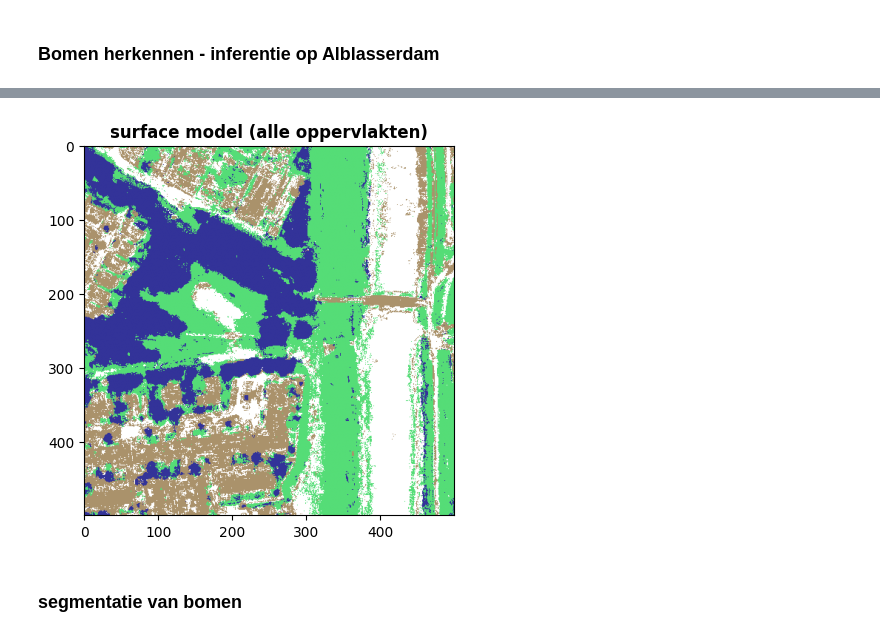
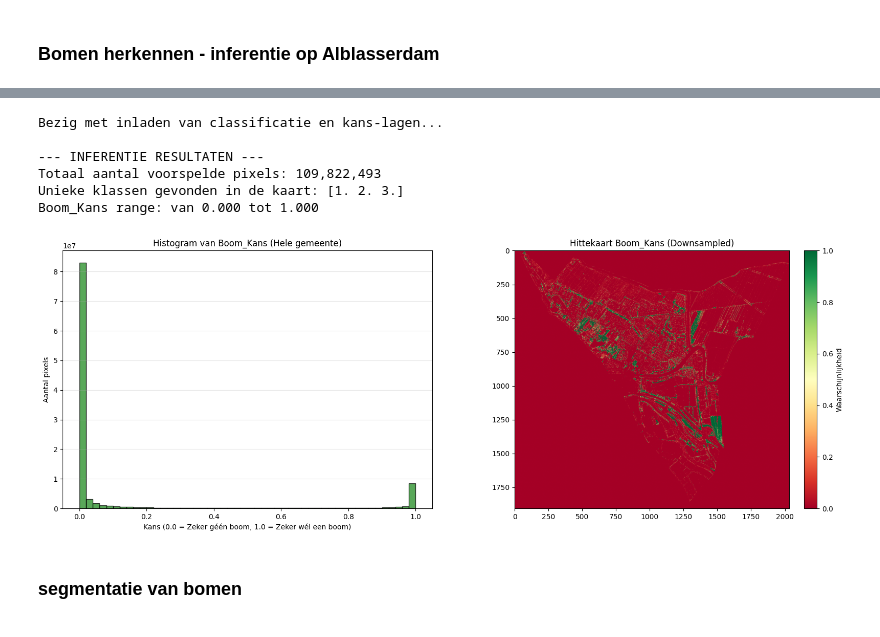
Before and after one commit to TwandeK/natural_capital_account, a Jupyter notebook: notebooks/bomen.ipynb, the cells around one changed output, grey strips where cells are left out. Saved outputs shown, nothing was run; the diff lists cells and outputs as text; code cells hidden in the pictures.

Commit message:
segmentatie 25cm pixel bomen

```diff
--- a/notebooks/bomen.ipynb
+++ b/notebooks/bomen.ipynb
@@ -590,7 +756,7 @@ merge_raster_to_mosaic(input_folder=tif_input_mosaic_DSM05,
 # %%
 #TEST of de DTM en DSM kaarten (merged/mosaic) goed worden ingeladen
-tif_output_mosaic_DSM05 = proces_data_dir / "DSM05_tiles.tif"
-tif_output_mosaic_DTM05 = proces_data_dir / "DTM05_tiles.tif"
+tif_output_mosaic_DSM05 = proces_data_dir / "DTM05_alblasser_regio50cm.tif"
+tif_output_mosaic_DTM05 = proces_data_dir / "DSM05_alblasser_regio50cm.tif"
 
 with rio.open(tif_output_mosaic_DSM05) as src:
     my_window = Window(col_off=6600, row_off=6180, width=80, height=80)
@@ -613,7 +779,7 @@ Shape van subset: (80, 80)
 # %%
 #Berekenen van normalized DSM - EENMALIG UITVOEREN
-# tif_output_mosaic_DSM05 = proces_data_dir / "DSM05_tiles.tif"
-# tif_output_mosaic_DTM05 = proces_data_dir / "DTM05_tiles.tif"
+tif_output_mosaic_DSM05 = proces_data_dir / "DSM05_alblasser_regio50cm.tif"
+tif_output_mosaic_DTM05 = proces_data_dir / "DTM05_alblasser_regio50cm.tif"
 
 # 1. Lees DSM (Het Oppervlak / Ruw)
 with rio.open(tif_output_mosaic_DSM05) as src_dsm:
@@ -634,7 +800,7 @@ out_meta.update({
     "nodata": -9999.0         # NoData waarde
 })
 
-tif_output_mosaic_ndsm = proces_data_dir / "nDSM_full.tif"
+tif_output_mosaic_ndsm = proces_data_dir / "nDSM_alblasser_regio50cm.tif"
 
 # 5. Schrijf het bestand weg
 with rio.open(tif_output_mosaic_ndsm, "w", **out_meta) as dst:
@@ -726,19 +863,19 @@ def gaussian_blur_filter(ndm_input_path, gaussian_output_path, sigma=2, buffer=5
 ### NDVI kaartlaag maken
 # %%
 #CHECK of de berekening werkt
-tif_output_mosaic_rgb = proces_data_dir / "RGB_tiles.tif"
-tif_output_mosaic_infra = proces_data_dir / "infra_tiles.tif"
+tif_input_mosaic_rgb = proces_data_dir / "RGB_alblasser_regio25cm.tif"
+tif_input_mosaic_infra = proces_data_dir / "infra_alblasser_regio25cm.tif"
 
 my_window = Window(col_off=6000, row_off=3000, width=1024, height=1024)
 
-with rio.open(tif_output_mosaic_rgb) as src:
+with rio.open(tif_input_mosaic_rgb) as src:
     print(f"Aantal bands: {src.count}")
     print(src.meta)
     red = src.read(1, window=my_window, masked=True).astype('float32')    #Band 1=R, 2=G, 3=B
     # show(red, title='red band ')
     print(f'pixelgrootte: {src.res[0]}')
 
-with rio.open(tif_output_mosaic_infra) as src:
+with rio.open(tif_input_mosaic_infra) as src:
     print(f"Aantal bands: {src.count}")
     print(src.meta)
     nir = src.read(1, window=my_window, masked=True).astype('float32')
@@ -1287,12 +1461,62 @@ Klaar! Output is getiled en bevat 11 lagen.
 # %%
-output_11_layers = proces_data_dir / "Alblasserdam_Inference_Stack_11L.tif"
+import rasterio as rio
+import numpy as np
+import matplotlib.pyplot as plt
+
+output_11_layers = proces_data_dir / "Alblasserdam_Inference_Stack_22022026.tif"
+
+print("Bezig met inladen van classificatie en kans-lagen...")
 
 with rio.open(output_11_layers) as src:
-    my_window = Window(col_off=6000, row_off=2000, width=500, height=500)
-    subset_masked = src.read(10, window=my_window, masked=True)
-    show(subset_masked, cmap='terrain', contour=False, title='surface model (alle oppervlakten)')
+    # We lezen band 10 (Classificatie) en 11 (Boom_Kans) in hun geheel in.
+    # Dit is ongeveer 700MB aan RAM, wat prima past.
+    band10_class = src.read(10)
+    band11_prob = src.read(11)
+
+# --- 1. STATISTIEKEN BEREKENEN ---
+# Filter NoData (-1) en NaNs eruit zodat we alleen naar "echte" voorspellingen kijken
+geldige_pixels_mask = (band10_class != -1) & (~np.isnan(band10_class))
+
+valid_classes = band10_class[geldige_pixels_mask]
+valid_probs = band11_prob[geldige_pixels_mask]
+
+print(f"\n--- INFERENTIE RESULTATEN ---")
+print(f"Totaal aantal voorspelde pixels: {len(valid_classes):,}")
+print(f"Unieke klassen gevonden in de kaart: {np.unique(valid_classes)}")
+print(f"Boom_Kans range: van {valid_probs.min():.3f} tot {valid_probs.max():.3f}")
+
+# --- 2. PLOTTEN: HISTOGRAM & OVERZICHT ---
+fig, (ax1, ax2) = plt.subplots(1, 2, figsize=(16, 6))
+
+# Plot A: Het Histogram
+ax1.hist(valid_probs, bins=50, color='forestgreen', alpha=0.75, edgecolor='black')
+ax1.set_title("Histogram van Boom_Kans (Hele gemeente)")
+ax1.set_xlabel("Kans (0.0 = Zeker géén boom, 1.0 = Zeker wél een boom)")
+ax1.set_ylabel("Aantal pixels")
+ax1.grid(axis='y', alpha=0.3)
+
+# Plot B: Snelle hittekaart (Overzicht)
+# We vervangen NaN door -0.1 zodat we de achtergrond makkelijk zwart/grijs kunnen maken
+plot_data = np.where(np.isnan(band11_prob), -0.1, band11_prob)
+
+# We downsamplen de array puur voor het plotten (elke 10e pixel), anders crasht je beeldscherm
+plot_data_klein = plot_data[::10, ::10]
+
+# RdYlGn = Rood (lage kans), Geel (twijfel), Groen (hoge kans)
+im = ax2.imshow(plot_data_klein, cmap='RdYlGn', vmin=0, vmax=1)
+ax2.set_title("Hittekaart Boom_Kans (Downsampled)")
+fig.colorbar(im, ax=ax2, label="Waarschijnlijkheid", fraction=0.046, pad=0.04)
+
+plt.tight_layout()
+plt.show()
 # %% [output]
+Bezig met inladen van classificatie en kans-lagen...
+
+--- INFERENTIE RESULTATEN ---
+Totaal aantal voorspelde pixels: 109,822,493
+Unieke klassen gevonden in de kaart: [1. 2. 3.]
+Boom_Kans range: van 0.000 tot 1.000
-[figure, old version]
+[figure, new version]
 # %% [markdown]
 ### segmentatie van bomen
 # %%
```
Also changed, not shown: parts of 55 cells of this notebook, 4 other files.
